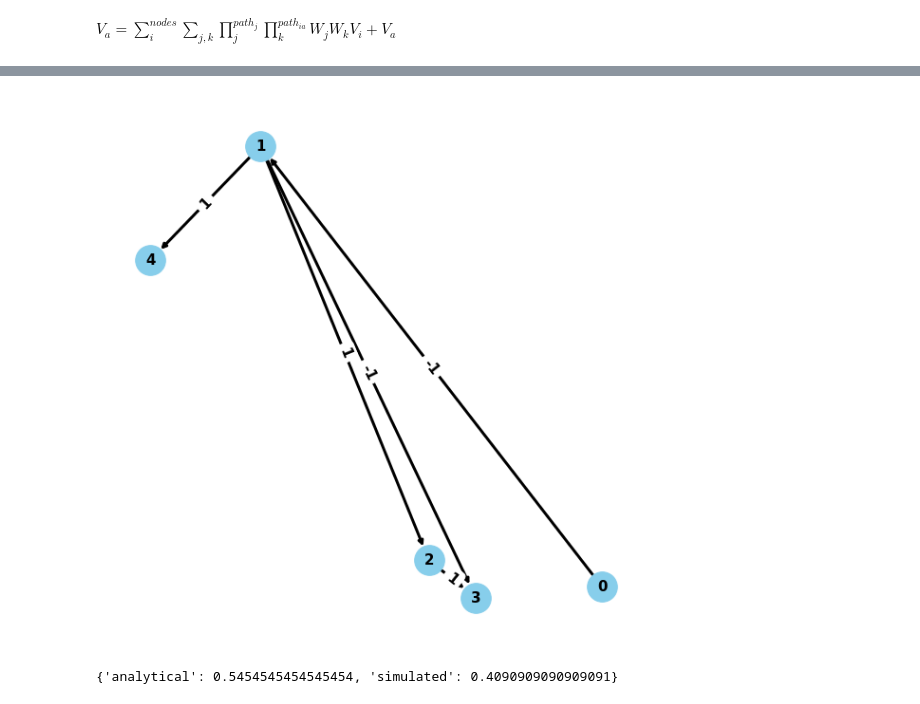
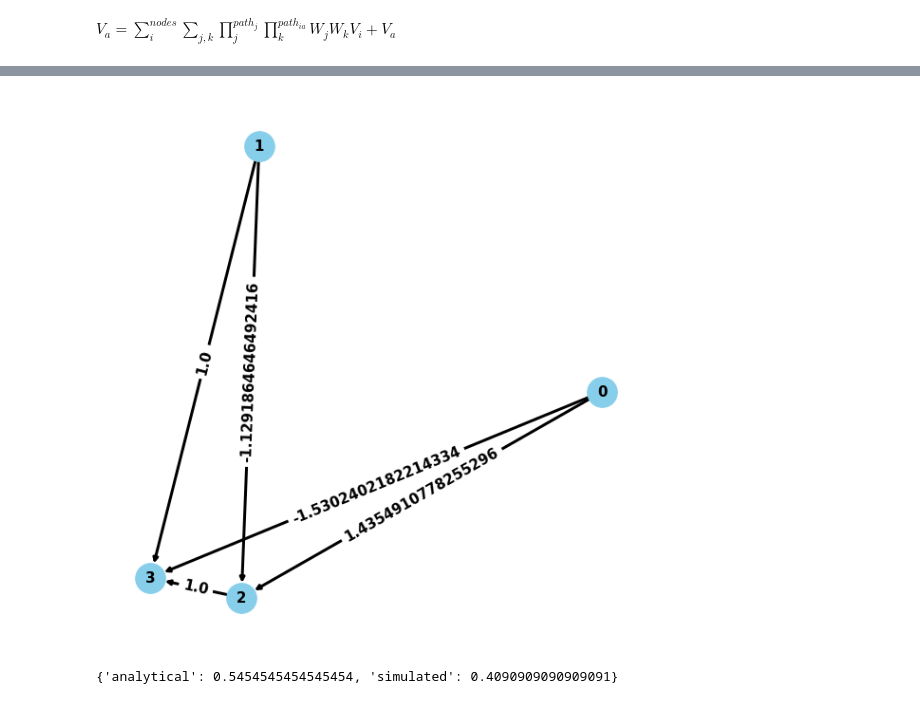
Before and after one commit to JakobSchauser/PUK_softwoods, a Jupyter notebook: Code/dag.ipynb, the cells around one changed output, grey strips where cells are left out. Drawn from its saved outputs; the diff is of its cells as text; code cells hidden in the pictures.

```diff
--- a/Code/dag.ipynb
+++ b/Code/dag.ipynb
@@ -63,20 +63,20 @@ $V_a = \sum^{nodes}_i\sum_{j,k}\prod^{path_{j}}_j\prod^{path_{ia}}_k W_j W_kV_i
 # %%
 # genetic algorithm
 
-start_adj = np.array([[0,1,0,1,1],[0,0,1,1,1],[0,0,0,1,1],[0,0,0,0,0], [0,0,0,0,0]])
+start_adj = np.array([[0,0,1,1],[0,0,1,1],[0,0,0,1],[0,0,0,0]]).astype(float)
 
-start_dags = [DAG(n = 5, roots = 1, strength=2, precalculate_paths = False, adjacency_matrix = start_adj) for _ in range(11)]
+# start_dags = [DAG(n = 4, roots = 1, strength=2, precalculate_paths = False, adjacency_matrix = start_adj) for _ in range(11)]
 
 
-for i in range(20):
+for i in range(50):
     print("")
     print("generation", i)
-    start_dags = sorted(start_dags, key = lambda x: x.get_varsortability(analytical = False, simulated = True, N = 100000)["simulated"], reverse = False)
+    start_dags = sorted(start_dags, key = lambda x: x.get_continous_varsortability(analytical = False, simulated = True, N = 100000)["simulated"], reverse = False)
     start_dags = start_dags[:5]
     for j in range(5):
         start_dags.append(start_dags[j].mutate())
 
-    new = DAG(n = 5, roots = 1, strength=2, precalculate_paths = False, adjacency_matrix = start_adj)
+    new = DAG(n = 4, roots = 1, strength=2, precalculate_paths = False, adjacency_matrix = start_adj)
     start_dags.append(new.mutate())
 
     for j in range(1):
@@ -138,9 +103,9 @@ m.plot()
 # %%
-start_dags[2].plot()
+start_dags[0].plot()
 # print(start_dags[0].get_analytical_var())
 # print(start_dags[0].get_simulated_var(1000000))
 # %% [output]
-[figure, old version]
+[figure, new version]
 # %%
 start_dags[0].get_varsortability(analytical = True, simulated = True, N = 100)
 # %% [output]
```
Also changed, not shown: parts of 6 cells of this notebook, 1 other file.
